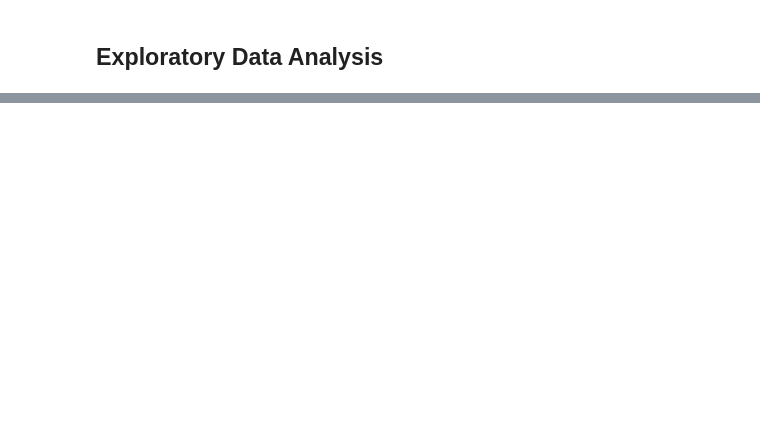
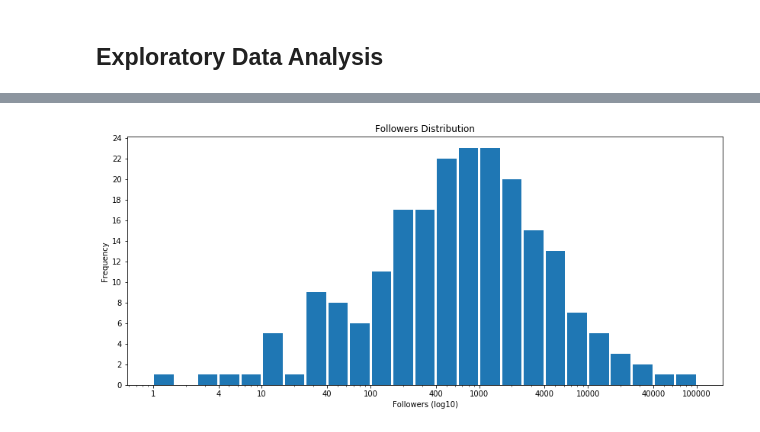
Before and after one commit to leanguardia/bolivian-music, a Jupyter notebook: data/artists_eda.ipynb, the cells around one changed output, grey strips where cells are left out. Cells and saved outputs as stored; diff of their text form; code cells hidden in the pictures; blank space fills up the shorter version.

```diff
--- a/data/artists_eda.ipynb
+++ b/data/artists_eda.ipynb
@@ -112,0 +122,19 @@ df.to_csv('artists_flitered.csv', index=False)
+# %%
+fig, ax = plt.subplots(1, 1, figsize=(14,6))
+plt.xscale('log')
+
+positive_followers = df.followers[df.followers > 0]
+positive_followers_log = np.log10(positive_followers)
+
+bin_edges = 10 ** np.arange(0, positive_followers_log.max()+0.2, 0.2)
+ax.hist(positive_followers, bins=bin_edges, rwidth=0.90)
+
+xticks = [1,4,10, 40, 100, 400, 1000, 4000, 10000, 40000, 100000]
+plt.xticks(xticks, xticks)
+yticks = np.arange(0, 25, 2)
+plt.yticks(yticks, yticks)
+plt.title("Followers Distribution")
+plt.ylabel("Frequency")
+plt.xlabel("Followers (log10)");
+# %% [output]
+[figure, added]
```
Also changed, not shown: parts of 8 cells of this notebook.
